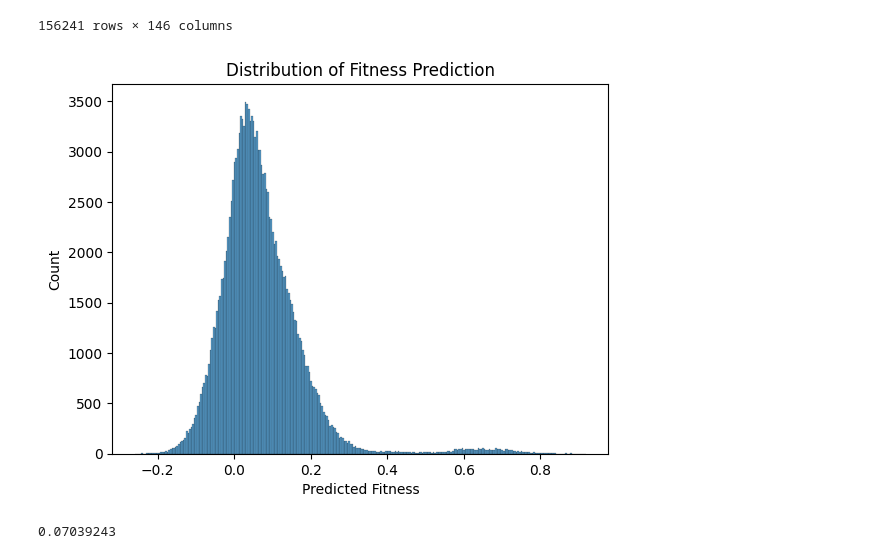
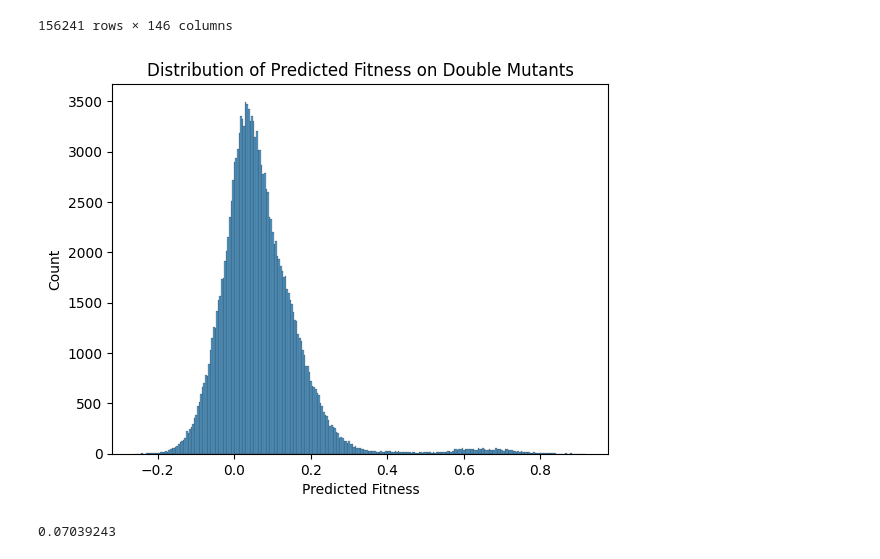
Before and after one commit to ziul-bio/DMS_a-syn, a Jupyter notebook: data_processing.ipynb, the cells around one changed output. Drawn from its saved outputs; the diff is of its cells as text; code cells hidden in the pictures.

```diff
--- a/data_processing.ipynb
+++ b/data_processing.ipynb
@@ -671,13 +671,13 @@ muts
 | 156240 | 2mut_156240 | KDVFMKGLSKAKEGVVAAAEKTKQGVAEAAGKT... | 0.488499 | K--------------------------------... |  | K | - | - | - | ... |
 156241 rows × 146 columns
 # %%
-plt.title('Distribution of Fitness Prediction')
+plt.title('Distribution of Predicted Fitness on Double Mutants')
 sns.histplot(muts['predictions'])
 plt.xlabel('Predicted Fitness')
-#plt.savefig('results/predicted_fitness_distribution.png')
+plt.savefig('results/predicted_fitness_distribution.png')
 plt.show()
 # %% [output]
-[figure, old version]
+[figure, new version]
 # %%
 muts['predictions'].mean()
 # %% [output]
```
Also changed, not shown: parts of 3 cells of this notebook.
